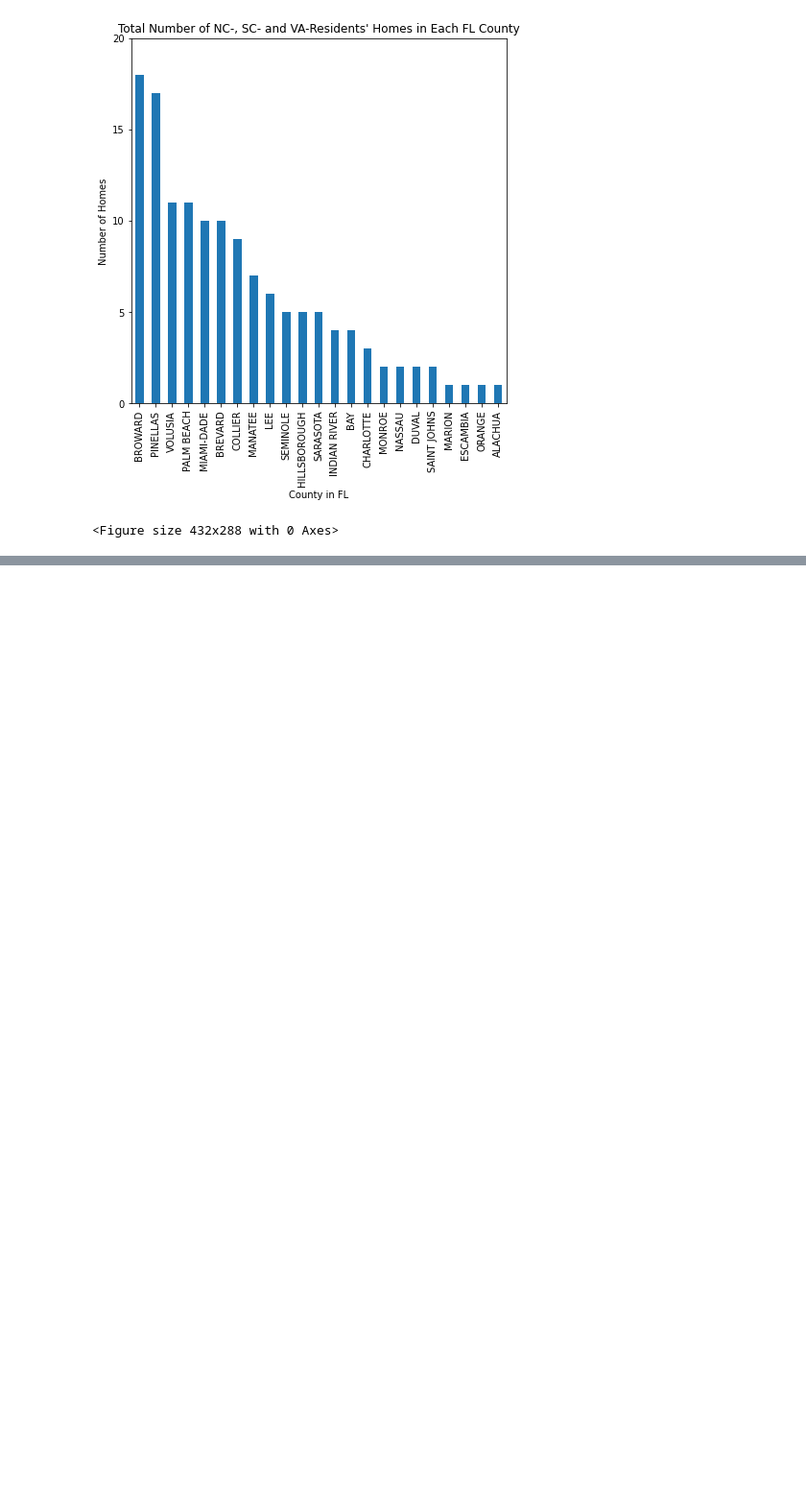
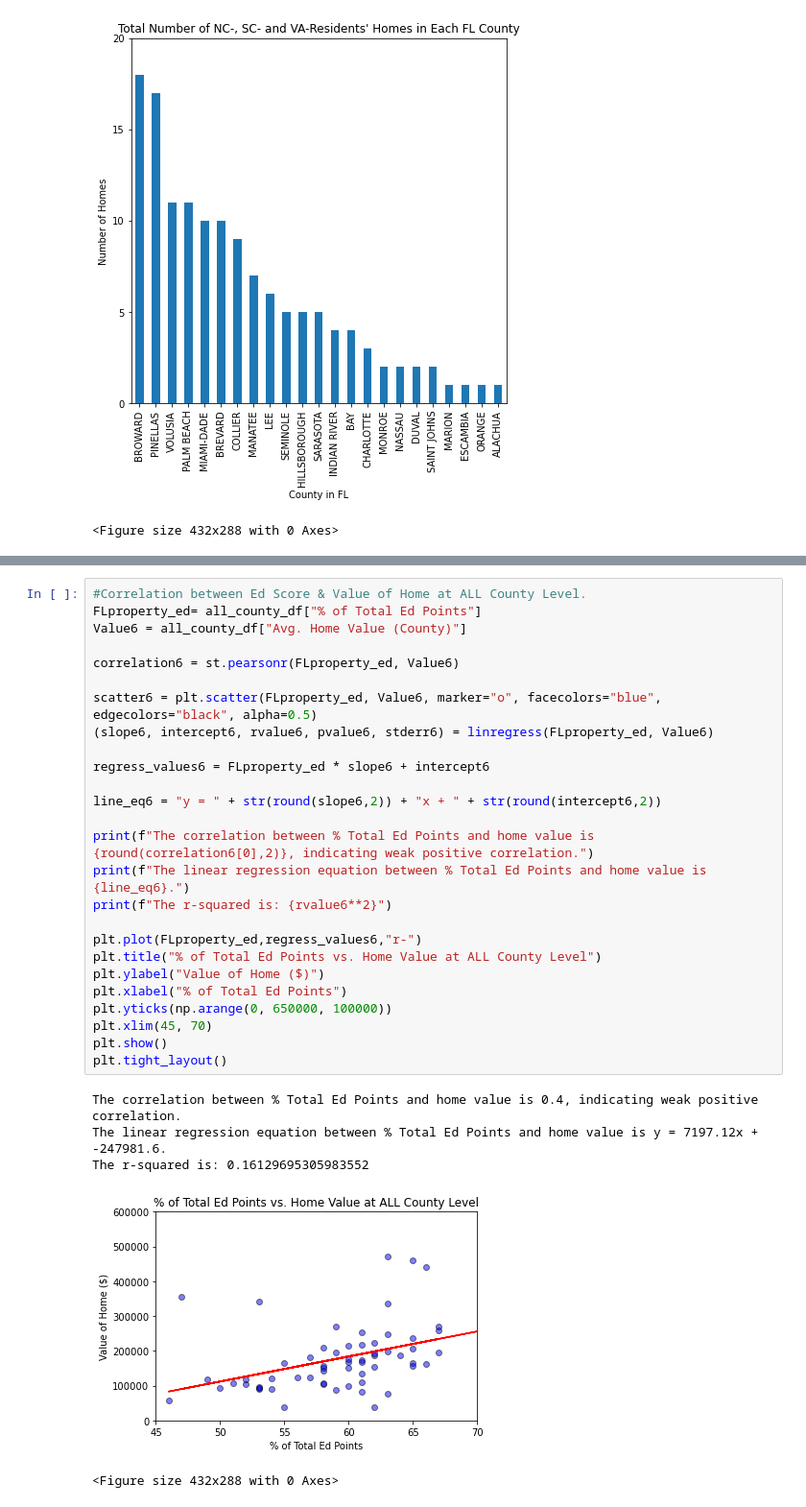
Before and after one commit to ajwu100/GROUP-9-PROJECT-1, a Jupyter notebook: public_community.ipynb, the cells around one changed output, grey strips where cells are left out. Shown: that part at 96% size. Cells and saved outputs as stored; diff of their text form; blank space fills up the shorter version.

```diff
--- a/public_community.ipynb
+++ b/public_community.ipynb
@@ -561,0 +653,32 @@ The r-squared is: 0.059662978618013604
+# %%
+#Correlation between Ed Score & Value of Home at ALL County Level.
+FLproperty_ed= all_county_df["% of Total Ed Points"]
+Value6 = all_county_df["Avg. Home Value (County)"]
+
+correlation6 = st.pearsonr(FLproperty_ed, Value6)
+
+scatter6 = plt.scatter(FLproperty_ed, Value6, marker="o", facecolors="blue", edgecolors="black", alpha=0.5)
+(slope6, intercept6, rvalue6, pvalue6, stderr6) = linregress(FLproperty_ed, Value6)
+
+regress_values6 = FLproperty_ed * slope6 + intercept6
+
+line_eq6 = "y = " + str(round(slope6,2)) + "x + " + str(round(intercept6,2))
+
+print(f"The correlation between % Total Ed Points and home value is {round(correlation6[0],2)}, indicating weak positive correlation.")
+print(f"The linear regression equation between % Total Ed Points and home value is {line_eq6}.")
+print(f"The r-squared is: {rvalue6**2}")
+
+plt.plot(FLproperty_ed,regress_values6,"r-")
+plt.title("% of Total Ed Points vs. Home Value at ALL County Level")
+plt.ylabel("Value of Home ($)")
+plt.xlabel("% of Total Ed Points")
+plt.yticks(np.arange(0, 650000, 100000))
+plt.xlim(45, 70)
+plt.show()
+plt.tight_layout()
+# %% [output]
+The correlation between % Total Ed Points and home value is 0.4, indicating weak positive correlation.
+The linear regression equation between % Total Ed Points and home value is y = 7197.12x + -247981.6.
+The r-squared is: 0.16129695305983552
+[figure, added]
+<Figure size 432x288 with 0 Axes>
```
Also changed, not shown: parts of 15 cells of this notebook, 5 other files.
